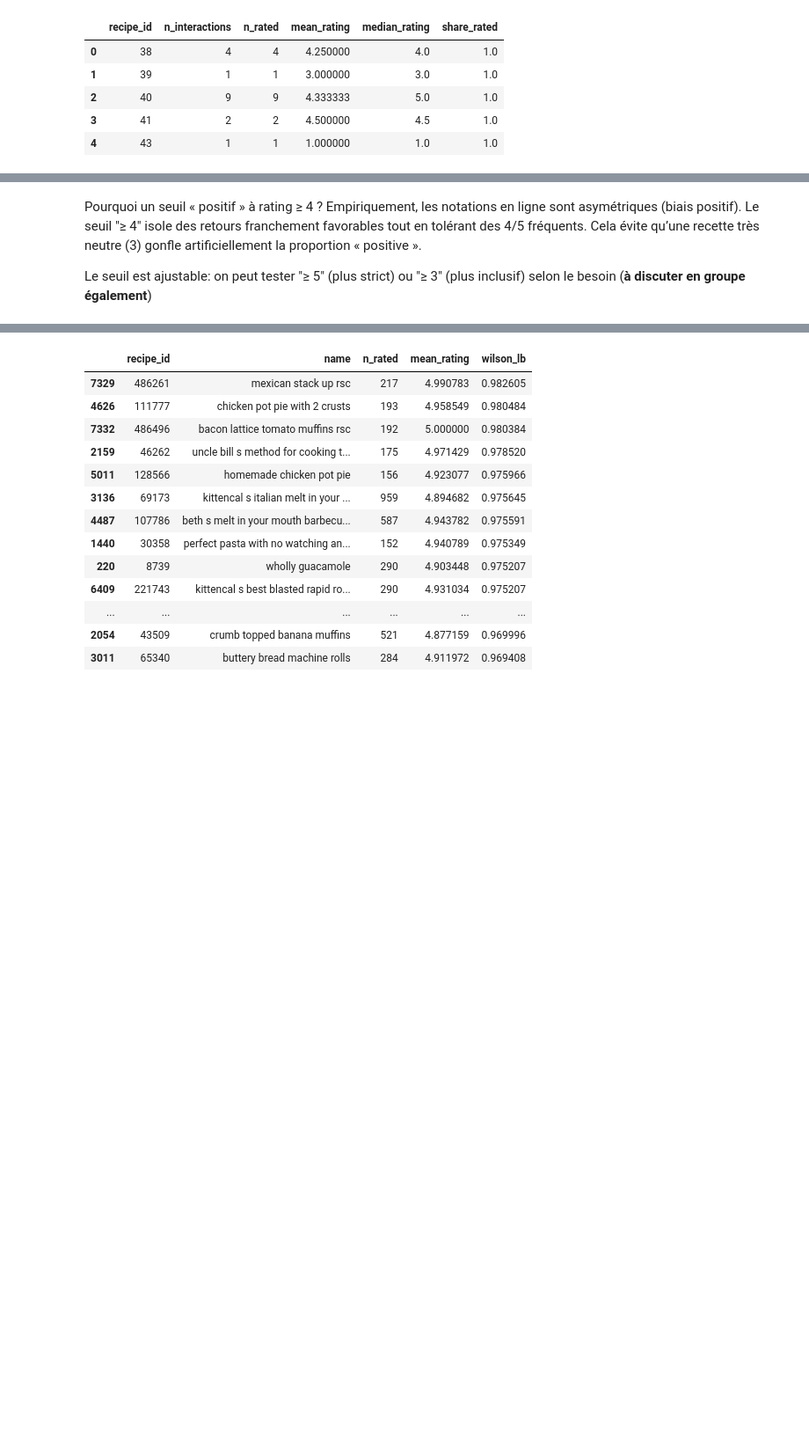
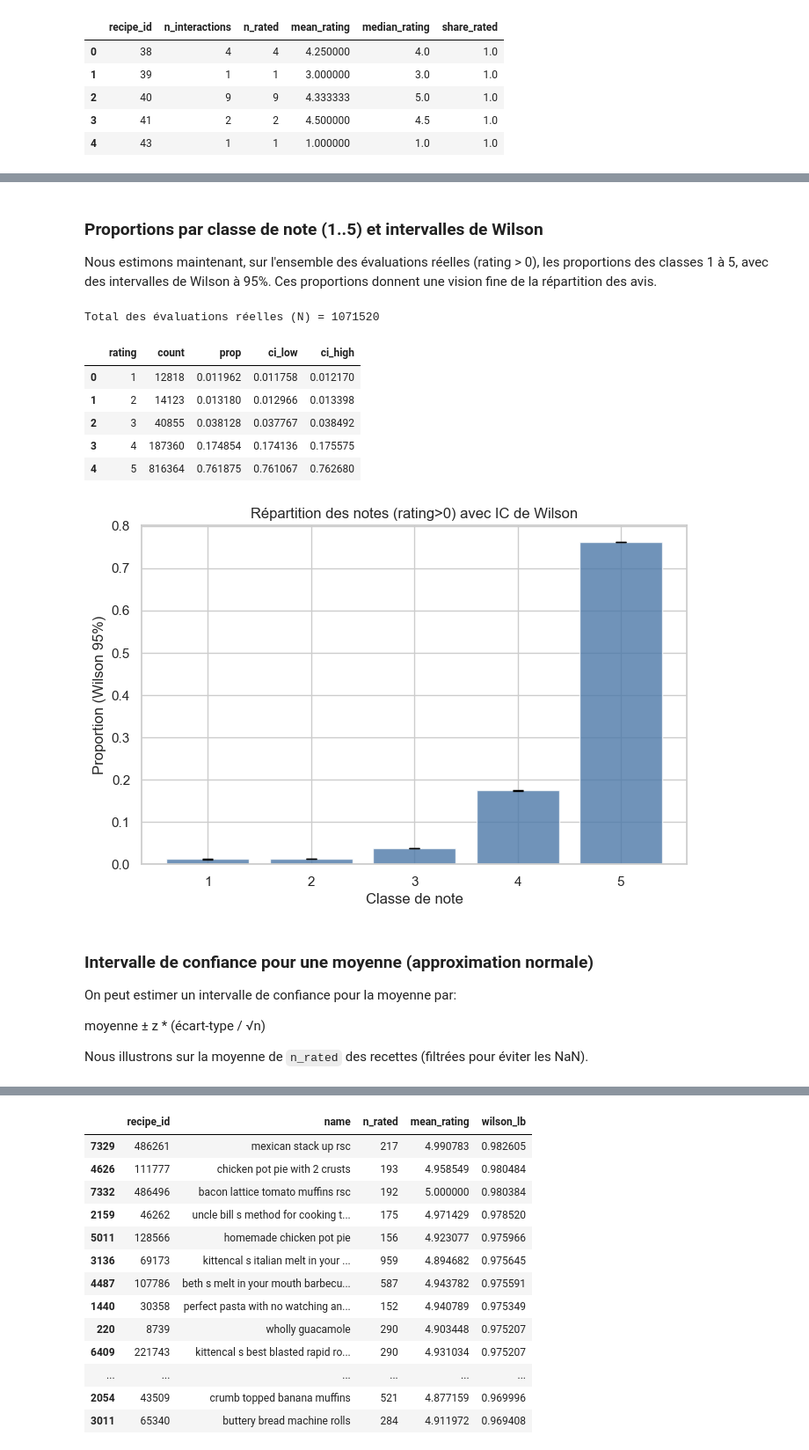
Before and after one commit to Hugosh71/Projet_Mangetamain, a Jupyter notebook: notebooks/EDA_Rating_Mourad.ipynb, the cells around one changed output, grey strips where cells are left out. Shown at 88% size. Saved outputs shown, nothing was run; the diff lists cells and outputs as text; code cells hidden in the pictures; blank space fills up the shorter version.

```diff
--- a/notebooks/EDA_Rating_Mourad.ipynb
+++ b/notebooks/EDA_Rating_Mourad.ipynb
@@ -259,5 +448,57 @@ La moyenne pondérée simple ignore l’incertitude; l’approche conjointe (70%
+# %% [markdown]
+### Proportions par classe de note (1..5) et intervalles de Wilson
+
+Nous estimons maintenant, sur l'ensemble des évaluations réelles (rating > 0), les proportions des classes 1 à 5, avec des intervalles de Wilson à 95%. Ces proportions donnent une vision fine de la répartition des avis.
+# %%
+# Estimation des proportions par classe (1..5)
+# - On se place sur toutes les évaluations > 0
+
+ratings_pos = interactions.loc[interactions['rating'] > 0, 'rating'].astype(int)
+counts = ratings_pos.value_counts().reindex([1,2,3,4,5], fill_value=0)
+N = int(counts.sum())
+
+x = counts.values.astype(float)
+n = np.full_like(x, N, dtype=float)
+phat_wil, low_wil, up_wil = ci_wilson(x, n, conf_level=0.95)
+
+prop_df = (
+    pd.DataFrame({
+        'rating': [1,2,3,4,5],
+        'count': counts.values,
+        'prop': phat_wil,
+        'ci_low': low_wil,
+        'ci_high': up_wil,
+    })
+)
+
+print(f"Total des évaluations réelles (N) = {N}")
+display(prop_df)
+
+# Visualisation simple des proportions avec barres d'erreur (Wilson)
+fig, ax = plt.subplots(figsize=(8,5))
+ax.bar(prop_df['rating'], prop_df['prop'], color='#4C78A8', alpha=0.8)
+ax.errorbar(prop_df['rating'], prop_df['prop'],
+            yerr=[prop_df['prop']-prop_df['ci_low'], prop_df['ci_high']-prop_df['prop']],
+            fmt='none', ecolor='black', capsize=4)
+ax.set_xticks([1,2,3,4,5])
+ax.set_xlabel('Classe de note')
+ax.set_ylabel('Proportion (Wilson 95%)')
+ax.set_title('Répartition des notes (rating>0) avec IC de Wilson')
+plt.show()
+# %% [output]
+Total des évaluations réelles (N) = 1071520
+|  | rating | count | prop | ci_low | ci_high |
+| 0 | 1 | 12818 | 0.011962 | 0.011758 | 0.012170 |
+| 1 | 2 | 14123 | 0.013180 | 0.012966 | 0.013398 |
+| 2 | 3 | 40855 | 0.038128 | 0.037767 | 0.038492 |
+| 3 | 4 | 187360 | 0.174854 | 0.174136 | 0.175575 |
+| 4 | 5 | 816364 | 0.761875 | 0.761067 | 0.762680 |
+[figure, added]
 # %% [markdown]
-Pourquoi un seuil « positif » à rating ≥ 4 ?
-Empiriquement, les notations en ligne sont asymétriques (biais positif). Le seuil "≥ 4" isole des retours franchement favorables tout en tolérant des 4/5 fréquents. Cela évite qu’une recette très neutre (3) gonfle artificiellement la proportion « positive ».
+### Intervalle de confiance pour une moyenne (approximation normale)
 
-Le seuil est ajustable: on peut tester "≥ 5" (plus strict) ou "≥ 3" (plus inclusif) selon le besoin (**à discuter en groupe également**)
+On peut estimer un intervalle de confiance pour la moyenne par:
+
+moyenne ± z * (écart-type / √n)
+
+Nous illustrons sur la moyenne de `n_rated` des recettes (filtrées pour éviter les NaN).
```
Also changed, not shown: parts of 34 cells of this notebook, 4 other files.
